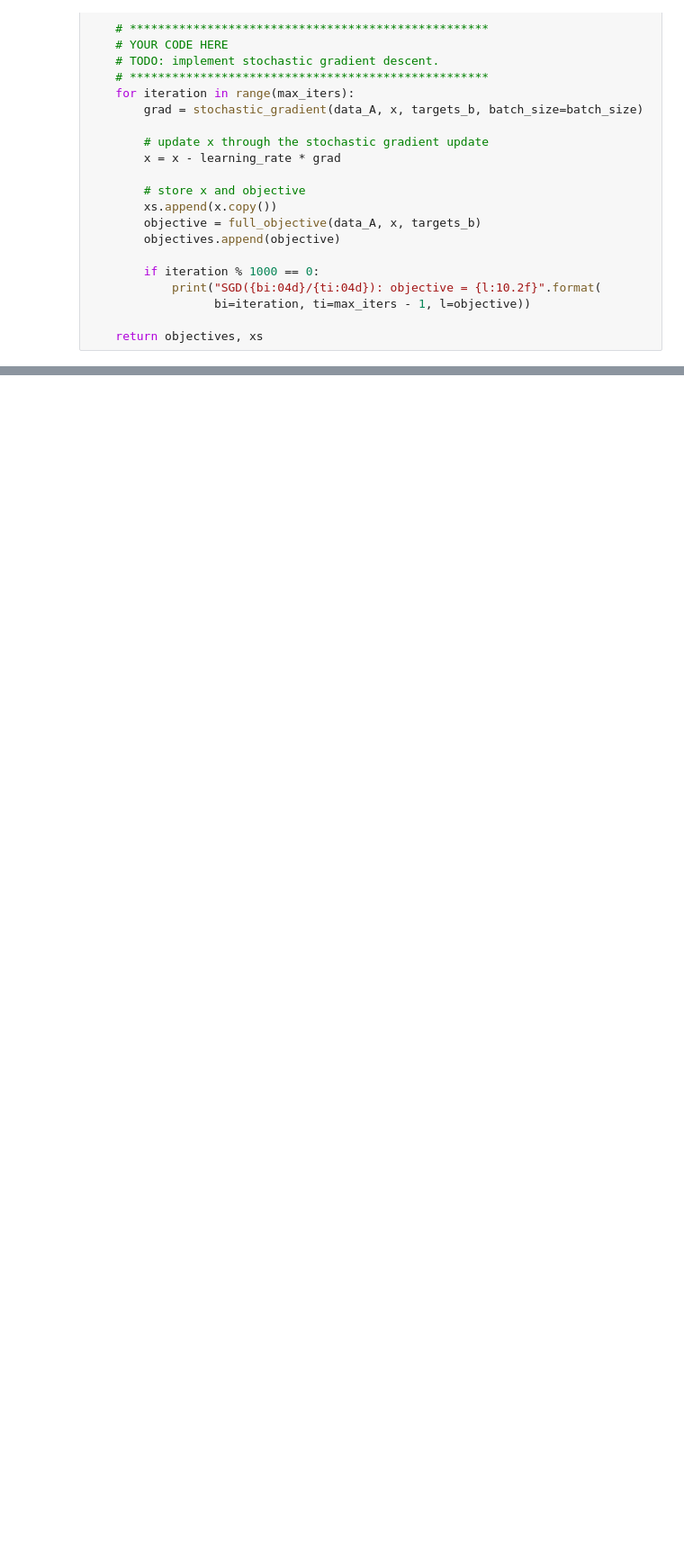
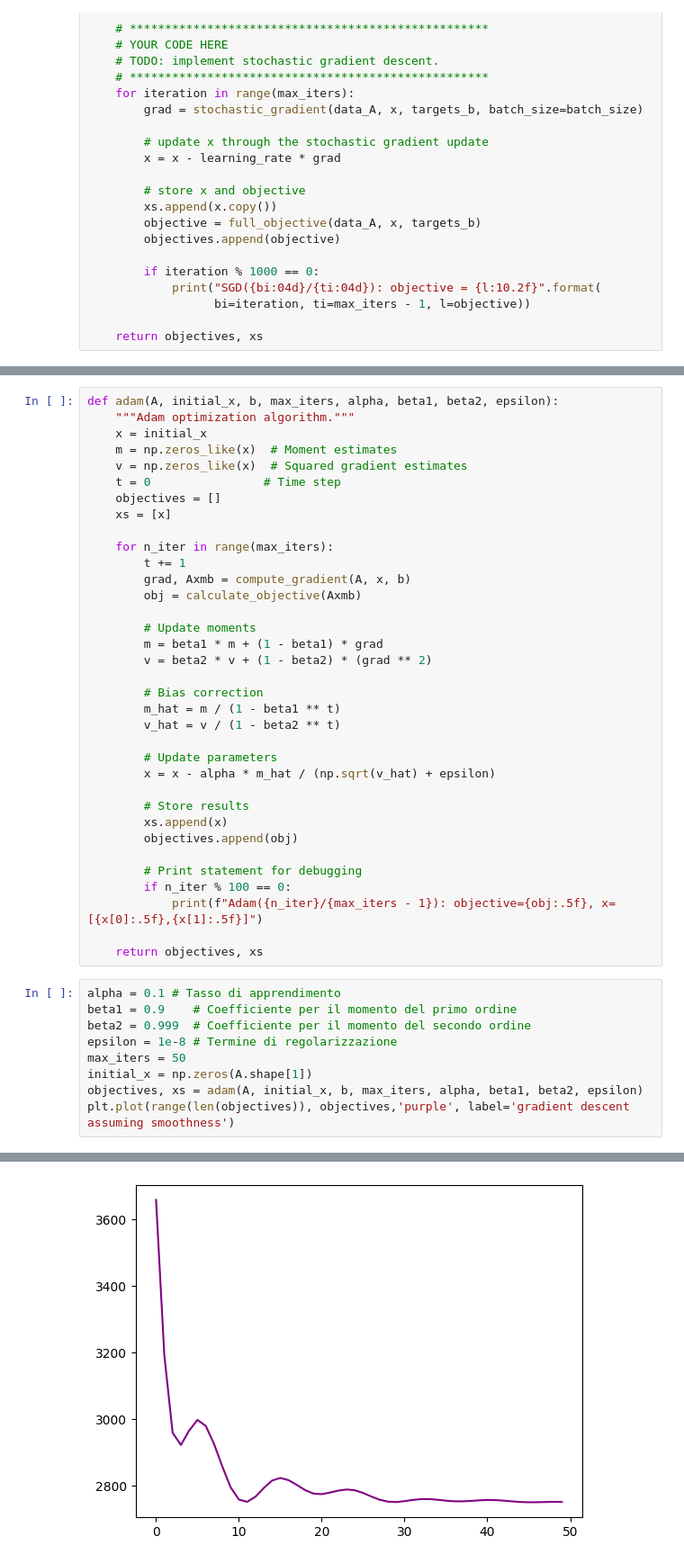
Before and after one commit to drossi15/Gradient-Descent, a Jupyter notebook: notebook.ipynb, the cells around one changed output, grey strips where cells are left out. Shown at 90% size. Drawn from its saved outputs; the diff is of its cells as text; blank space fills up the shorter version.

```diff
--- a/notebook.ipynb
+++ b/notebook.ipynb
@@ -441,0 +450,45 @@ plt.show()
+# %%
+def adam(A, initial_x, b, max_iters, alpha, beta1, beta2, epsilon):
+    """Adam optimization algorithm."""
+    x = initial_x
+    m = np.zeros_like(x)  # Moment estimates
+    v = np.zeros_like(x)  # Squared gradient estimates
+    t = 0                # Time step
+    objectives = []
+    xs = [x]
+
+    for n_iter in range(max_iters):
+        t += 1
+        grad, Axmb = compute_gradient(A, x, b)
+        obj = calculate_objective(Axmb)
+
+        # Update moments
+        m = beta1 * m + (1 - beta1) * grad
+        v = beta2 * v + (1 - beta2) * (grad ** 2)
+
+        # Bias correction
+        m_hat = m / (1 - beta1 ** t)
+        v_hat = v / (1 - beta2 ** t)
+
+        # Update parameters
+        x = x - alpha * m_hat / (np.sqrt(v_hat) + epsilon)
+
+        # Store results
+        xs.append(x)
+        objectives.append(obj)
+
+        # Print statement for debugging
+        if n_iter % 100 == 0:
+            print(f"Adam({n_iter}/{max_iters - 1}): objective={obj:.5f}, x=[{x[0]:.5f},{x[1]:.5f}]")
+
+    return objectives, xs
+# %%
+alpha = 0.1 # Tasso di apprendimento
+beta1 = 0.9    # Coefficiente per il momento del primo ordine
+beta2 = 0.999  # Coefficiente per il momento del secondo ordine
+epsilon = 1e-8 # Termine di regolarizzazione
+max_iters = 50
+initial_x = np.zeros(A.shape[1])
+objectives, xs = adam(A, initial_x, b, max_iters, alpha, beta1, beta2, epsilon)
+plt.plot(range(len(objectives)), objectives,'purple', label='gradient descent assuming smoothness')
+# %% [output]
@@ -441,0 +513 @@ plt.show()
+[figure, added]
```
Also changed, not shown: parts of 12 cells of this notebook.
